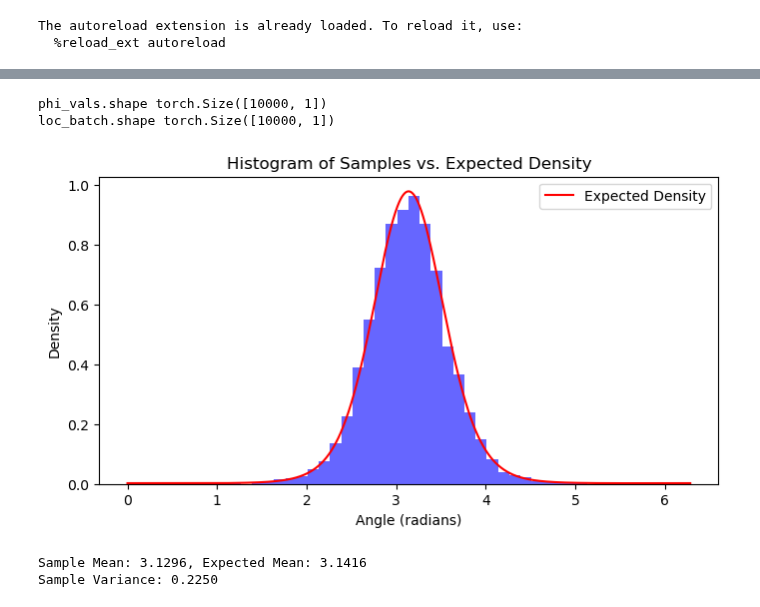
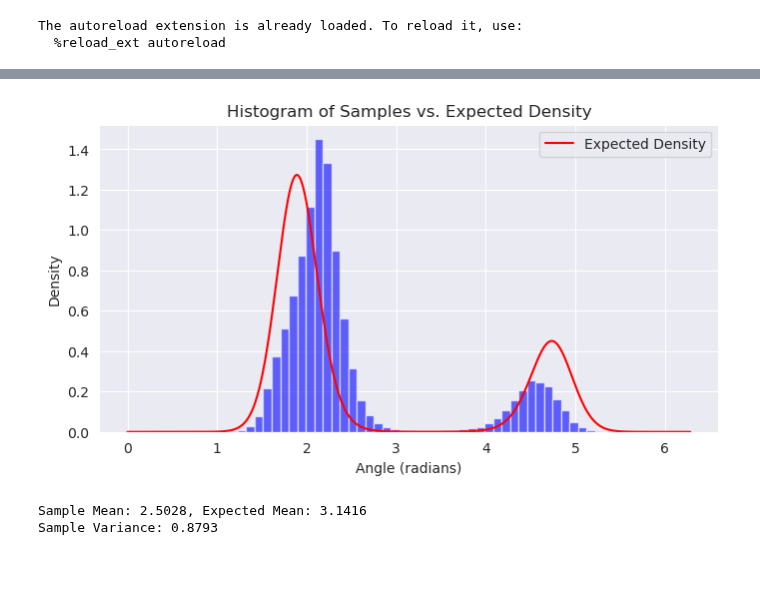
Before and after one commit to graeps/TopoGeoAEs, a Jupyter notebook: experiments/mgvm_toroidal_vae.ipynb, the cells around one changed output, grey strips where cells are left out. Cells and saved outputs as stored; diff of their text form; code cells hidden in the pictures; blank space fills up the shorter version.

```diff
--- a/experiments/mgvm_toroidal_vae.ipynb
+++ b/experiments/mgvm_toroidal_vae.ipynb
@@ -42,53 +67,12 @@ tensor([[0.0194, 0.1648],
 # %%
-import torch
-import matplotlib.pyplot as plt
+loc = torch.tensor([torch.pi])
+scale = torch.tensor([3.0])
+precision = 10 * torch.tensor(make_spd_matrix(n_dim=2)).type(torch.float32)
+#precision = torch.eye(2)
 
-num_samples = 10000
-
-# Define test parameters
-loc = torch.tensor([torch.pi])
-loc_batch = loc.repeat(num_samples,1)
-scale = torch.tensor([3.0])
-scale_batch = scale.repeat(num_samples,1)
-A = torch.randn(2,2)
-precision = 2 * torch.eye(2) + A @ A.T # Identity precision matrix
-precision_batch = precision.repeat(num_samples,1,1)
-
-# Instantiate the distribution
-mg_vm = MGVonMises(loc_batch, scale_batch, precision_batch)
-
-# Generate samples
-samples = mg_vm.rsample(loc_batch.shape).squeeze().cpu().numpy()
-
-# Plot histogram of samples
-plt.figure(figsize=(8, 4))
-plt.hist(samples, bins=50, density=True, alpha=0.6, color='b')
-
-# Overlay expected von Mises density (approximate)
-phi_vals = torch.linspace(0, 2*torch.pi, num_samples).unsqueeze(1)
-print("phi_vals.shape",phi_vals.shape)
-print("loc_batch.shape",loc_batch.shape)
-expected_density = torch.exp(mg_vm._log_unnormalized_prob(phi_vals)).squeeze().cpu().numpy()
-bin_width = (2 * torch.pi) / 50
-expected_density /= (expected_density.sum() * bin_width)
-
-plt.plot(phi_vals.cpu().numpy(), expected_density * num_samples / 50, 'r-', label="Expected Density")
-plt.xlabel("Angle (radians)")
-plt.ylabel("Density")
-plt.legend()
-plt.title("Histogram of Samples vs. Expected Density")
-plt.show()
-
-# Check sample mean and variance
-sample_mean = samples.mean()
-sample_var = samples.var()
-
-print(f"Sample Mean: {sample_mean:.4f}, Expected Mean: {loc.item():.4f}")
-print(f"Sample Variance: {sample_var:.4f}")
+plot_mgvm_distr_1d(loc, scale, precision, num_samples=100000)
 # %% [output]
+[figure, new version]
-phi_vals.shape torch.Size([10000, 1])
-loc_batch.shape torch.Size([10000, 1])
+Sample Mean: 2.5028, Expected Mean: 3.1416
+Sample Variance: 0.8793
-[figure, old version]
-Sample Mean: 3.1296, Expected Mean: 3.1416
-Sample Variance: 0.2250
 # %%
```
Also changed, not shown: parts of 5 cells of this notebook, 4 other files.
